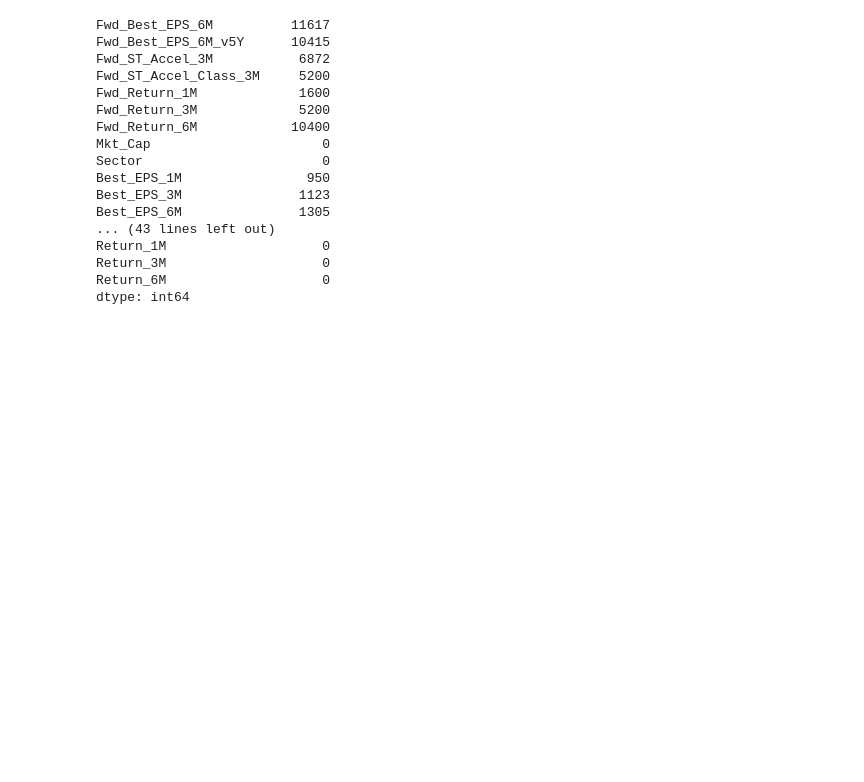
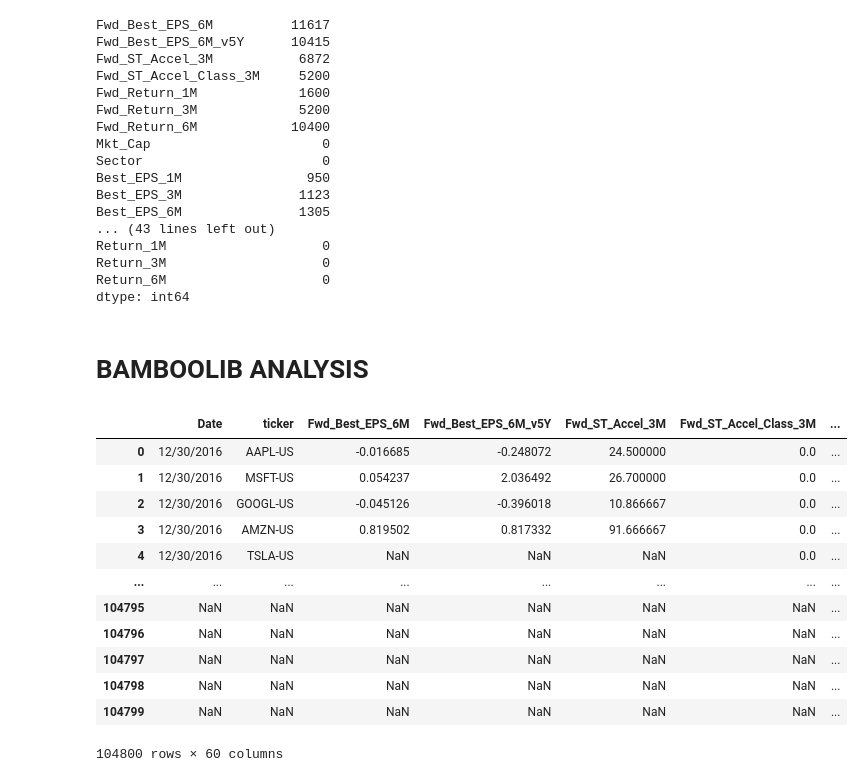
Before and after one commit to JosephWoodall/ML1_Project, a Jupyter notebook: ML1.ipynb, the cells around one changed output. Cells and saved outputs as stored; diff of their text form; code cells hidden in the pictures; blank space fills up the shorter version.

```diff
--- a/ML1.ipynb
+++ b/ML1.ipynb
@@ -398,0 +377,29 @@ dtype: int64
+# %% [markdown]
+# BAMBOOLIB ANALYSIS
+# %%
+import bamboolib as bam
+import pandas as pd
+df = pd.read_csv(r'C:\Users\jeffn\ML1\FS_DATA_ALL_ML_ADJ_5Y.csv', sep=',', decimal='.')
+df['Op_Mgn'] = pd.to_numeric(df['Op_Mgn'], downcast='float', errors='coerce')
+df['Fwd_ST_Accel_Class_3M'] = df['Fwd_ST_Accel_Class_3M'].astype('category')
+df['ST_Accel_Class'] = df['ST_Accel_Class'].astype('category')
+
+df
+
+### outliers???
+### what to do with NA's??? impute median???
+### scale values???
+# %% [output]
+|  | Date | ticker | Fwd_Best_EPS_6M | Fwd_Best_EPS_6M_v5Y | Fwd_ST_Accel_3M | Fwd_ST_Accel_Class_3M | ... |
+| 0 | 12/30/2016 | AAPL-US | -0.016685 | -0.248072 | 24.500000 | 0.0 | ... |
+| 1 | 12/30/2016 | MSFT-US | 0.054237 | 2.036492 | 26.700000 | 0.0 | ... |
+| 2 | 12/30/2016 | GOOGL-US | -0.045126 | -0.396018 | 10.866667 | 0.0 | ... |
+| 3 | 12/30/2016 | AMZN-US | 0.819502 | 0.817332 | 91.666667 | 0.0 | ... |
+| 4 | 12/30/2016 | TSLA-US | NaN | NaN | NaN | 0.0 | ... |
+| ... | ... | ... | ... | ... | ... | ... | ... |
+| 104795 | NaN | NaN | NaN | NaN | NaN | NaN | ... |
+| 104796 | NaN | NaN | NaN | NaN | NaN | NaN | ... |
+| 104797 | NaN | NaN | NaN | NaN | NaN | NaN | ... |
+| 104798 | NaN | NaN | NaN | NaN | NaN | NaN | ... |
+| 104799 | NaN | NaN | NaN | NaN | NaN | NaN | ... |
+104800 rows × 60 columns
```
Also changed, not shown: parts of 10 cells of this notebook.
